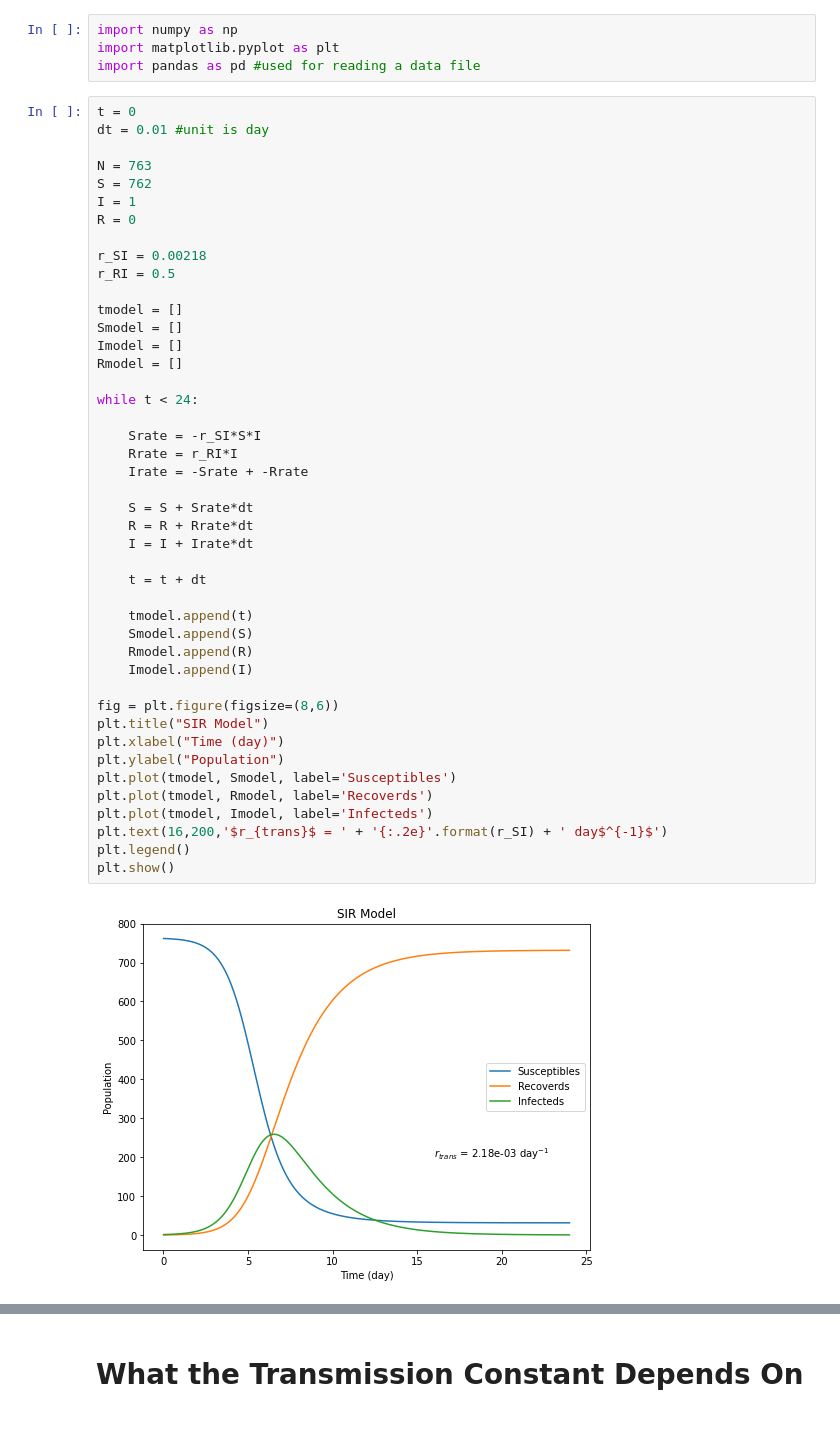
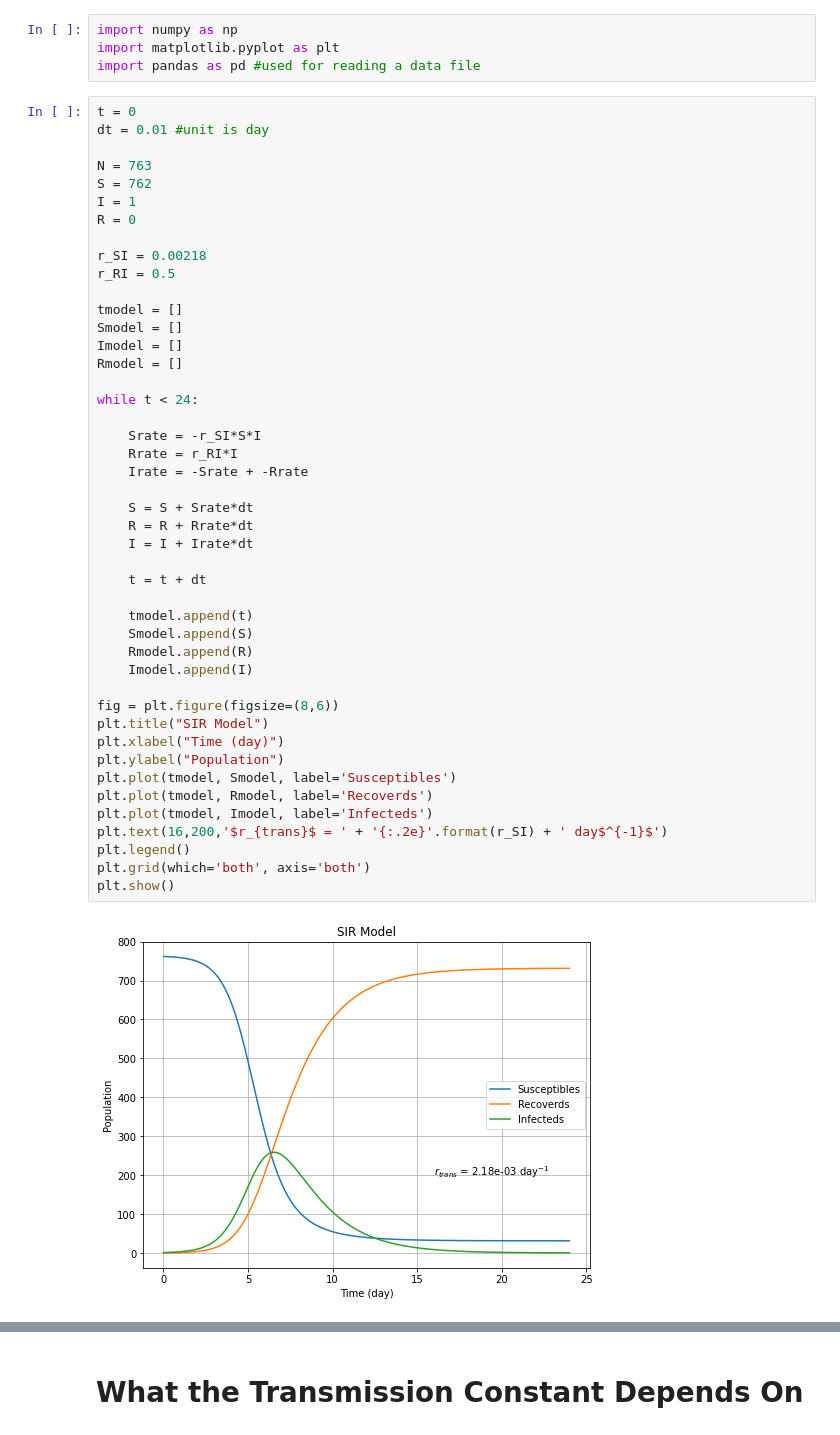
Before and after one commit to atitus/STLinSTL, a Jupyter notebook: workshop1/03-applications/01-SIR-model.ipynb, the cells around one changed output, grey strips where cells are left out. Drawn from its saved outputs; the diff is of its cells as text.

```diff
--- a/workshop1/03-applications/01-SIR-model.ipynb
+++ b/workshop1/03-applications/01-SIR-model.ipynb
@@ -91,31 +91,32 @@ Imodel = []
 Rmodel = []
 
 while t < 24:
 
     Srate = -r_SI*S*I
     Rrate = r_RI*I
     Irate = -Srate + -Rrate
 
     S = S + Srate*dt
     R = R + Rrate*dt
     I = I + Irate*dt
 
     t = t + dt
 
     tmodel.append(t)
     Smodel.append(S)
     Rmodel.append(R)
     Imodel.append(I)
 
 fig = plt.figure(figsize=(8,6))
 plt.title("SIR Model")
 plt.xlabel("Time (day)")
 plt.ylabel("Population")
 plt.plot(tmodel, Smodel, label='Susceptibles')
 plt.plot(tmodel, Rmodel, label='Recoverds')
 plt.plot(tmodel, Imodel, label='Infecteds')
 plt.text(16,200,'$r_{trans}$ = ' + '{:.2e}'.format(r_SI) + ' day$^{-1}$')
 plt.legend()
+plt.grid(which='both', axis='both')
 plt.show()
 # %% [output]
-[figure, old version]
+[figure, new version]
```
Also changed, not shown: parts of 6 cells of this notebook, 7 other files.
